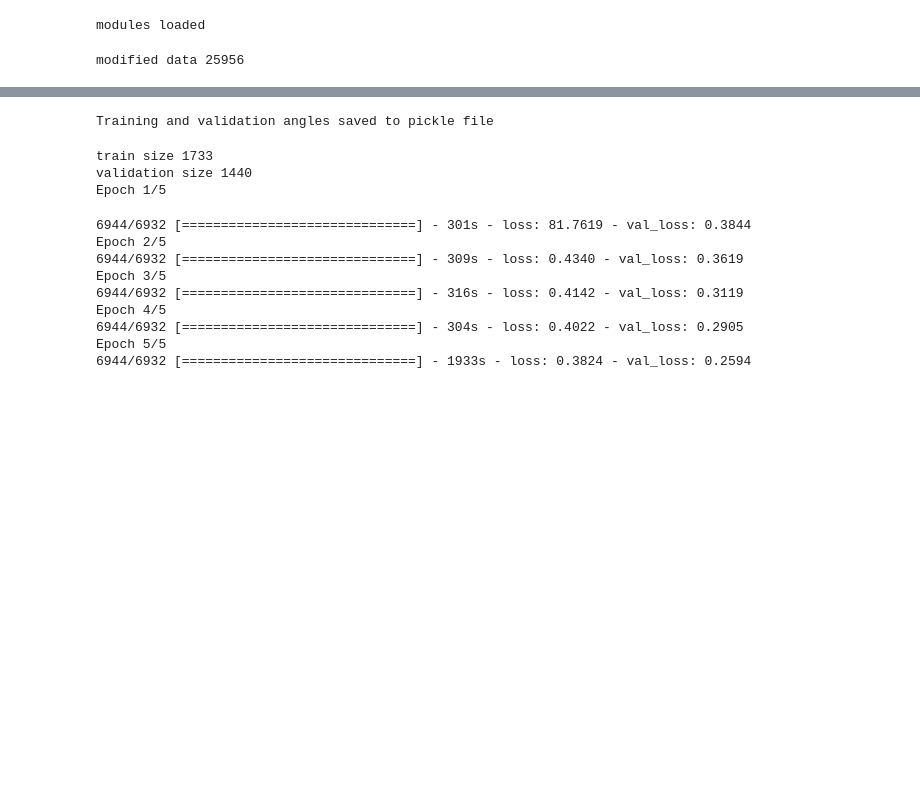
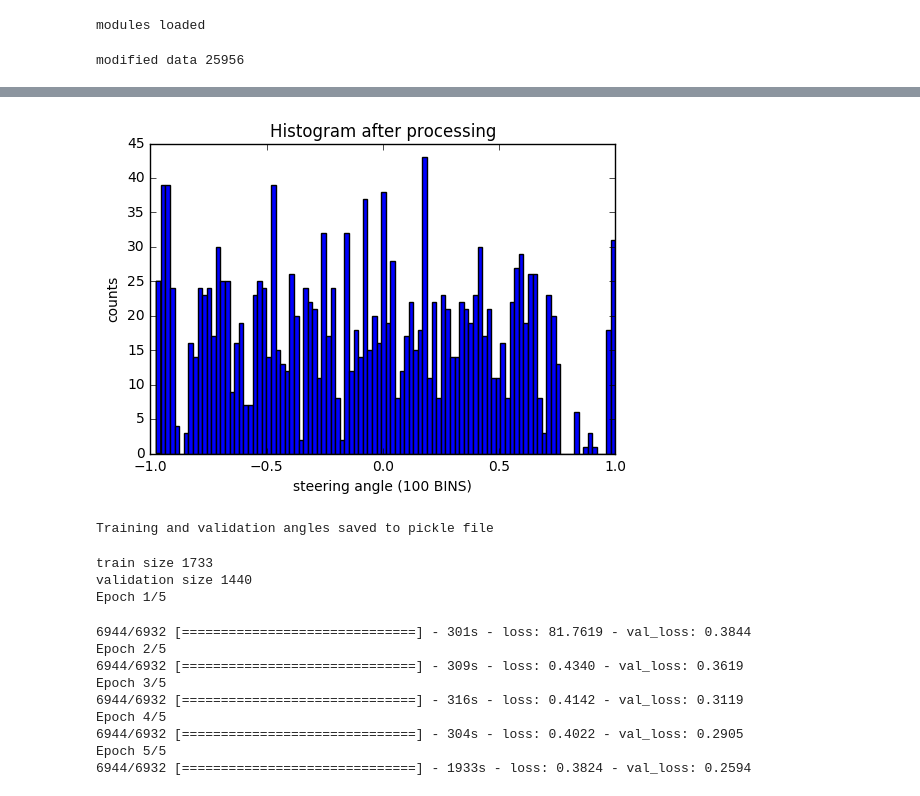
Before and after one commit to khaleelp/SelfDrivingCar, a Jupyter notebook: UdacityAssignments/CarND-Behavioral-Cloning-P3/model.ipynb, the cells around one changed output, grey strips where cells are left out. Saved outputs shown, nothing was run; the diff lists cells and outputs as text; code cells hidden in the pictures; blank space fills up the shorter version.

```diff
--- a/UdacityAssignments/CarND-Behavioral-Cloning-P3/model.ipynb
+++ b/UdacityAssignments/CarND-Behavioral-Cloning-P3/model.ipynb
@@ -147,3 +153,11 @@ validation data 1440
+# %%
+plt.hist(training_data[:,1], bins=100)
+plt.title('Histogram after processing')
+plt.xlabel('steering angle (100 BINS)')
+plt.ylabel('counts')
+plt.show()
+# %% [output]
+[figure, added]
 # %%
 # prepare data to save
 
```
Also changed, not shown: parts of 5 cells of this notebook, 1 other file.
